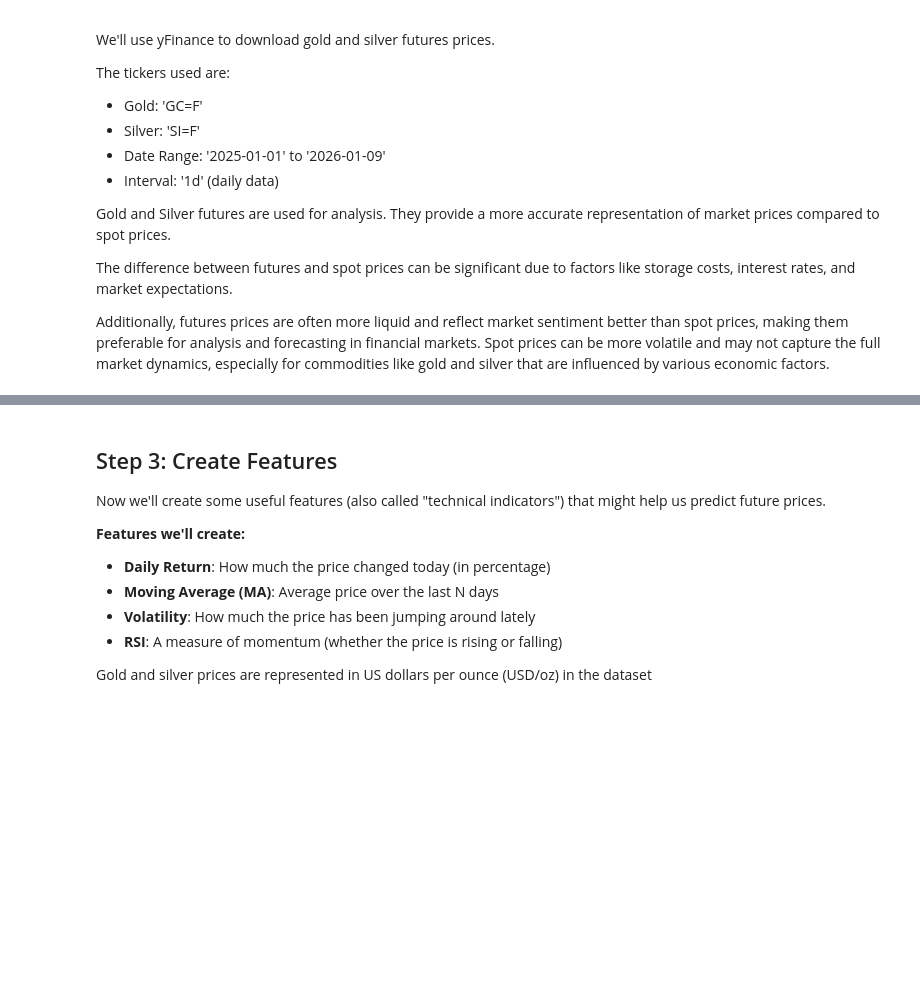
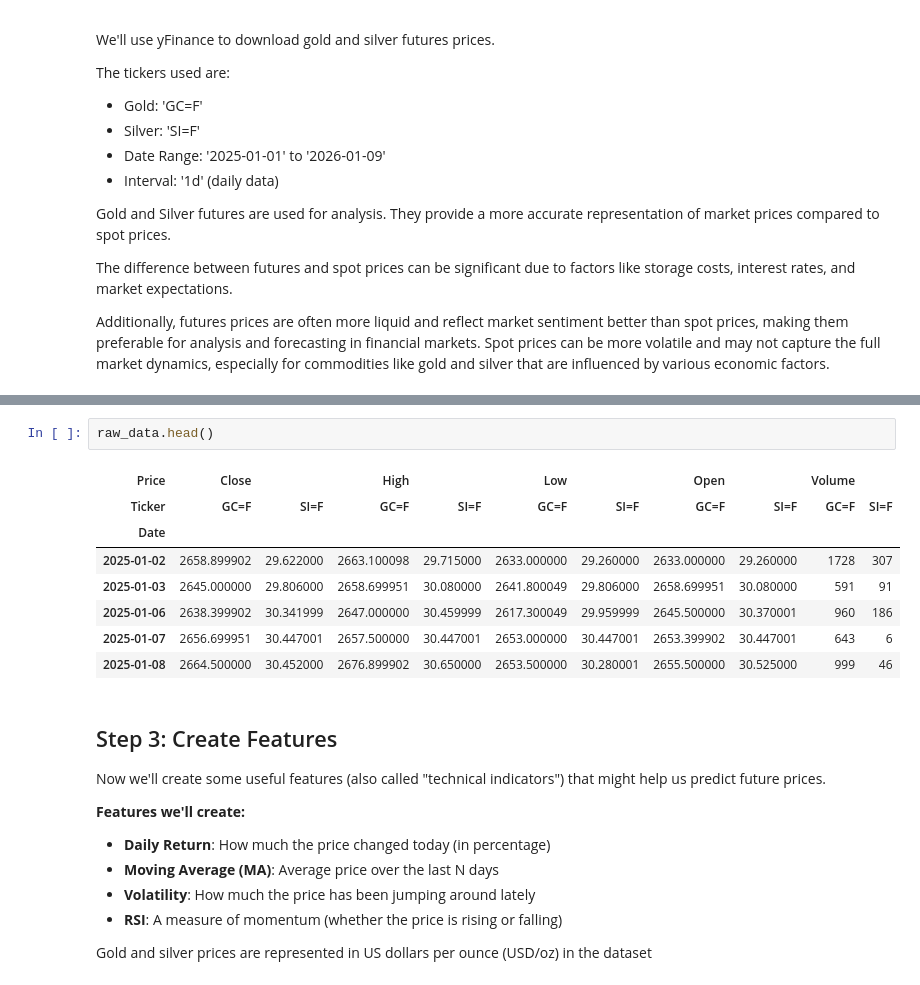
Before and after one commit to brunopulheze/ds_end2end_project, a Jupyter notebook: gold_silver_simple_notebook.ipynb, the cells around one changed output, grey strips where cells are left out. Cells and saved outputs as stored; diff of their text form; blank space fills up the shorter version.

```diff
--- a/gold_silver_simple_notebook.ipynb
+++ b/gold_silver_simple_notebook.ipynb
@@ -69,6 +67,17 @@ Downloaded 261 days of data
 | 2025-01-06 | 2638.399902 | 30.341999 |
 | 2025-01-07 | 2656.699951 | 30.447001 |
 | 2025-01-08 | 2664.500000 | 30.452000 |
+# %%
+raw_data.head()
+# %% [output]
+| Price | Close |  | High |  | Low |  | Open |  | Volume |  |
+| Ticker | GC=F | SI=F | GC=F | SI=F | GC=F | SI=F | GC=F | SI=F | GC=F | SI=F |
+| Date |  |  |  |  |  |  |  |  |  |  |
+| 2025-01-02 | 2658.899902 | 29.622000 | 2663.100098 | 29.715000 | 2633.000000 | 29.260000 | 2633.000000 | 29.260000 | 1728 | 307 |
+| 2025-01-03 | 2645.000000 | 29.806000 | 2658.699951 | 30.080000 | 2641.800049 | 29.806000 | 2658.699951 | 30.080000 | 591 | 91 |
+| 2025-01-06 | 2638.399902 | 30.341999 | 2647.000000 | 30.459999 | 2617.300049 | 29.959999 | 2645.500000 | 30.370001 | 960 | 186 |
+| 2025-01-07 | 2656.699951 | 30.447001 | 2657.500000 | 30.447001 | 2653.000000 | 30.447001 | 2653.399902 | 30.447001 | 643 | 6 |
+| 2025-01-08 | 2664.500000 | 30.452000 | 2676.899902 | 30.650000 | 2653.500000 | 30.280001 | 2655.500000 | 30.525000 | 999 | 46 |
 # %% [markdown]
 ## Step 3: Create Features
 
```
Also changed, not shown: parts of 46 cells of this notebook, 2 other files.
